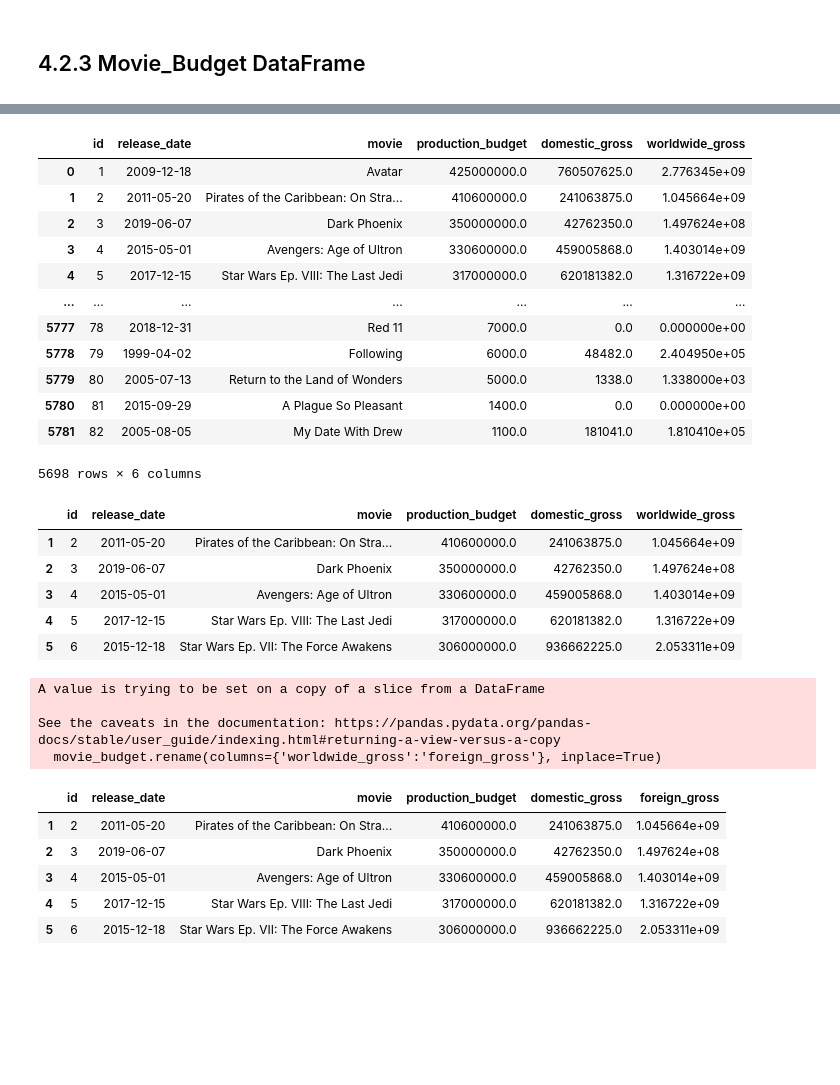
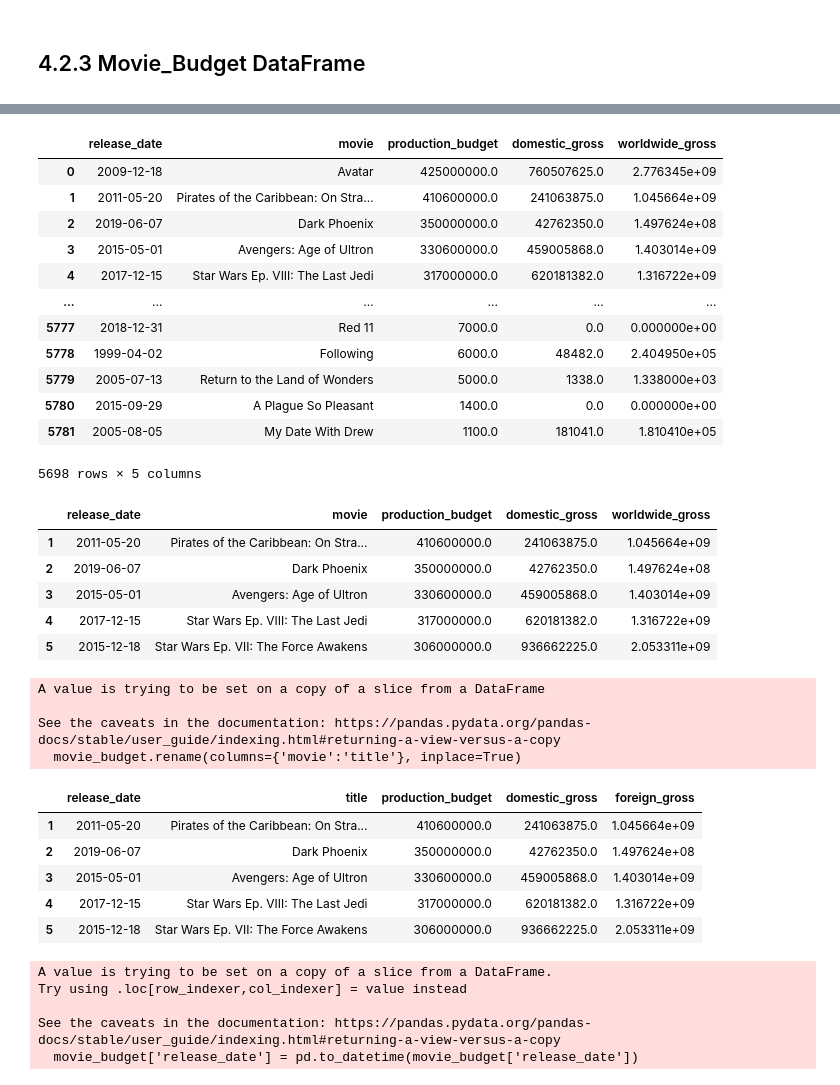
Before and after one commit to Dudimath/Microsoft-Film-Insights, a Jupyter notebook: Data Cleaning.ipynb, the cells around one changed output, grey strips where cells are left out. Cells and saved outputs as stored; diff of their text form; code cells hidden in the pictures; blank space fills up the shorter version.

Commit message:
Joining DataFrames

```diff
--- a/Data Cleaning.ipynb
+++ b/Data Cleaning.ipynb
@@ -680,4 +680,4 @@ tmdb_movies.head()
 | 4 | 27205 | 27.920 | 2010-07-16 | 8.3 |
 # %%
 # Selecting relevant columns from movie_budget, it stays the same
-movie_budget.head()
+movie_budget = movie_budget[['release_date','movie','production_budget','domestic_gross','worldwide_gross']]
@@ -791,19 +816,19 @@ movie_budget['release_date'] = movie_budget['release_date'].apply(lambda x : dat
 # %%
 movie_budget
 # %% [output]
-|  | id | release_date | movie | production_budget | domestic_gross | worldwide_gross |
-| 0 | 1 | 2009-12-18 | Avatar | 425000000.0 | 760507625.0 | 2.776345e+09 |
-| 1 | 2 | 2011-05-20 | Pirates of the Caribbean: On Stra... | 410600000.0 | 241063875.0 | 1.045664e+09 |
-| 2 | 3 | 2019-06-07 | Dark Phoenix | 350000000.0 | 42762350.0 | 1.497624e+08 |
-| 3 | 4 | 2015-05-01 | Avengers: Age of Ultron | 330600000.0 | 459005868.0 | 1.403014e+09 |
-| 4 | 5 | 2017-12-15 | Star Wars Ep. VIII: The Last Jedi | 317000000.0 | 620181382.0 | 1.316722e+09 |
-| ... | ... | ... | ... | ... | ... | ... |
-| 5777 | 78 | 2018-12-31 | Red 11 | 7000.0 | 0.0 | 0.000000e+00 |
-| 5778 | 79 | 1999-04-02 | Following | 6000.0 | 48482.0 | 2.404950e+05 |
-| 5779 | 80 | 2005-07-13 | Return to the Land of Wonders | 5000.0 | 1338.0 | 1.338000e+03 |
-| 5780 | 81 | 2015-09-29 | A Plague So Pleasant | 1400.0 | 0.0 | 0.000000e+00 |
-| 5781 | 82 | 2005-08-05 | My Date With Drew | 1100.0 | 181041.0 | 1.810410e+05 |
+|  | release_date | movie | production_budget | domestic_gross | worldwide_gross |
+| 0 | 2009-12-18 | Avatar | 425000000.0 | 760507625.0 | 2.776345e+09 |
+| 1 | 2011-05-20 | Pirates of the Caribbean: On Stra... | 410600000.0 | 241063875.0 | 1.045664e+09 |
+| 2 | 2019-06-07 | Dark Phoenix | 350000000.0 | 42762350.0 | 1.497624e+08 |
+| 3 | 2015-05-01 | Avengers: Age of Ultron | 330600000.0 | 459005868.0 | 1.403014e+09 |
+| 4 | 2017-12-15 | Star Wars Ep. VIII: The Last Jedi | 317000000.0 | 620181382.0 | 1.316722e+09 |
+| ... | ... | ... | ... | ... | ... |
+| 5777 | 2018-12-31 | Red 11 | 7000.0 | 0.0 | 0.000000e+00 |
+| 5778 | 1999-04-02 | Following | 6000.0 | 48482.0 | 2.404950e+05 |
+| 5779 | 2005-07-13 | Return to the Land of Wonders | 5000.0 | 1338.0 | 1.338000e+03 |
+| 5780 | 2015-09-29 | A Plague So Pleasant | 1400.0 | 0.0 | 0.000000e+00 |
+| 5781 | 2005-08-05 | My Date With Drew | 1100.0 | 181041.0 | 1.810410e+05 |
-5698 rows × 6 columns
+5698 rows × 5 columns
 # %%
 # Dropping data from the tmdb_movies that have release_dates before 2010
 start_date = pd.to_datetime('2010-01-01')
@@ -811,24 +836,32 @@ end_date = pd.to_datetime('2023-12-31')
 movie_budget = movie_budget[(movie_budget['release_date'] >= start_date) & (movie_budget['release_date'] <= end_date)]
 movie_budget.head()
 # %% [output]
-|  | id | release_date | movie | production_budget | domestic_gross | worldwide_gross |
-| 1 | 2 | 2011-05-20 | Pirates of the Caribbean: On Stra... | 410600000.0 | 241063875.0 | 1.045664e+09 |
-| 2 | 3 | 2019-06-07 | Dark Phoenix | 350000000.0 | 42762350.0 | 1.497624e+08 |
-| 3 | 4 | 2015-05-01 | Avengers: Age of Ultron | 330600000.0 | 459005868.0 | 1.403014e+09 |
-| 4 | 5 | 2017-12-15 | Star Wars Ep. VIII: The Last Jedi | 317000000.0 | 620181382.0 | 1.316722e+09 |
-| 5 | 6 | 2015-12-18 | Star Wars Ep. VII: The Force Awakens | 306000000.0 | 936662225.0 | 2.053311e+09 |
+|  | release_date | movie | production_budget | domestic_gross | worldwide_gross |
+| 1 | 2011-05-20 | Pirates of the Caribbean: On Stra... | 410600000.0 | 241063875.0 | 1.045664e+09 |
+| 2 | 2019-06-07 | Dark Phoenix | 350000000.0 | 42762350.0 | 1.497624e+08 |
+| 3 | 2015-05-01 | Avengers: Age of Ultron | 330600000.0 | 459005868.0 | 1.403014e+09 |
+| 4 | 2017-12-15 | Star Wars Ep. VIII: The Last Jedi | 317000000.0 | 620181382.0 | 1.316722e+09 |
+| 5 | 2015-12-18 | Star Wars Ep. VII: The Force Awakens | 306000000.0 | 936662225.0 | 2.053311e+09 |
 # %%
 # Remaing the column worldwide_gross to enable easy merging of the datasets
-movie_budget.rename(columns={'worldwide_gross':'foreign_gross'}, inplace=True)
+movie_budget.rename(columns={'movie':'title'}, inplace=True)
 movie_budget.head()
 # %% [output]
 A value is trying to be set on a copy of a slice from a DataFrame
 
 See the caveats in the documentation: https://pandas.pydata.org/pandas-docs/stable/user_guide/indexing.html#returning-a-view-versus-a-copy
-  movie_budget.rename(columns={'worldwide_gross':'foreign_gross'}, inplace=True)
+  movie_budget.rename(columns={'movie':'title'}, inplace=True)
-|  | id | release_date | movie | production_budget | domestic_gross | foreign_gross |
-| 1 | 2 | 2011-05-20 | Pirates of the Caribbean: On Stra... | 410600000.0 | 241063875.0 | 1.045664e+09 |
-| 2 | 3 | 2019-06-07 | Dark Phoenix | 350000000.0 | 42762350.0 | 1.497624e+08 |
-| 3 | 4 | 2015-05-01 | Avengers: Age of Ultron | 330600000.0 | 459005868.0 | 1.403014e+09 |
-| 4 | 5 | 2017-12-15 | Star Wars Ep. VIII: The Last Jedi | 317000000.0 | 620181382.0 | 1.316722e+09 |
-| 5 | 6 | 2015-12-18 | Star Wars Ep. VII: The Force Awakens | 306000000.0 | 936662225.0 | 2.053311e+09 |
+|  | release_date | title | production_budget | domestic_gross | foreign_gross |
+| 1 | 2011-05-20 | Pirates of the Caribbean: On Stra... | 410600000.0 | 241063875.0 | 1.045664e+09 |
+| 2 | 2019-06-07 | Dark Phoenix | 350000000.0 | 42762350.0 | 1.497624e+08 |
+| 3 | 2015-05-01 | Avengers: Age of Ultron | 330600000.0 | 459005868.0 | 1.403014e+09 |
+| 4 | 2017-12-15 | Star Wars Ep. VIII: The Last Jedi | 317000000.0 | 620181382.0 | 1.316722e+09 |
+| 5 | 2015-12-18 | Star Wars Ep. VII: The Force Awakens | 306000000.0 | 936662225.0 | 2.053311e+09 |
+# %%
+movie_budget['release_date'] = pd.to_datetime(movie_budget['release_date'])
+# %% [output]
+A value is trying to be set on a copy of a slice from a DataFrame.
+Try using .loc[row_indexer,col_indexer] = value instead
+
+See the caveats in the documentation: https://pandas.pydata.org/pandas-docs/stable/user_guide/indexing.html#returning-a-view-versus-a-copy
+  movie_budget['release_date'] = pd.to_datetime(movie_budget['release_date'])
```
Also changed, not shown: parts of 12 cells of this notebook.
